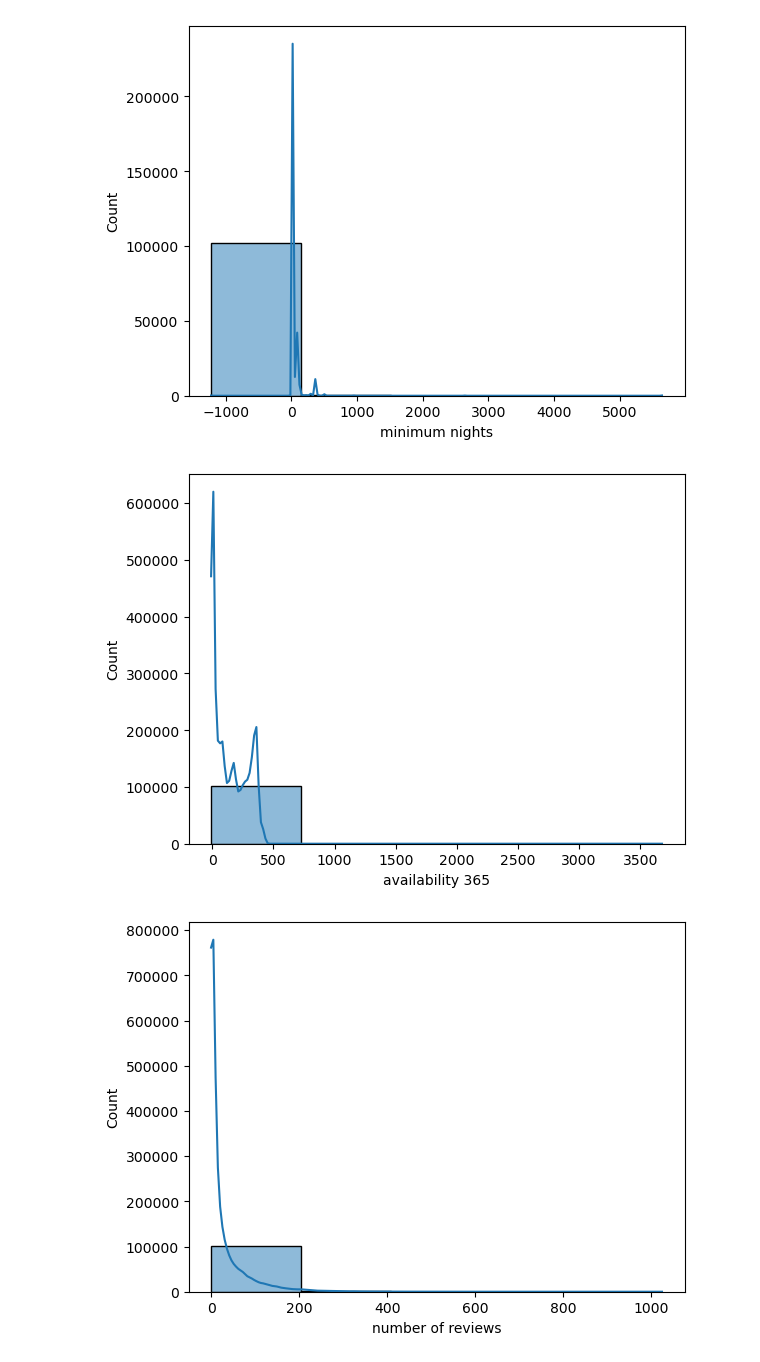
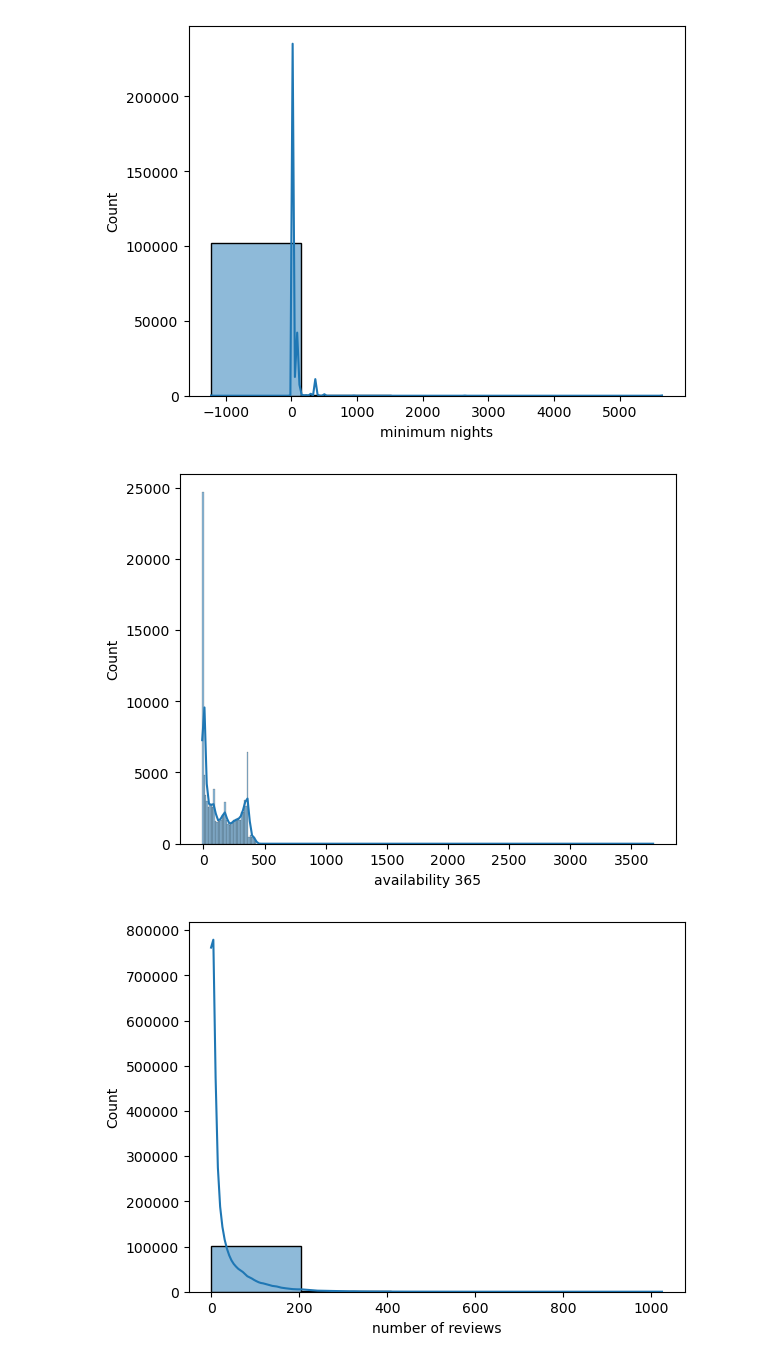
Before and after one commit to OscarFdz24/ProyectoEDA_Airbnb_Evolve, a Jupyter notebook: notebooks/Exploration.ipynb, the cells around one changed output. Cells and saved outputs as stored; diff of their text form; code cells hidden in the pictures.

```diff
--- a/notebooks/eda.ipynb
+++ b/notebooks/Exploration.ipynb
@@ -273,10 +293,10 @@ plt.show();
 [figure]
 # %%
 # Aqui realizamos un histograma de las columna "availability 365", donde también podemos ver gran cantidad de outliers
-sns.histplot(x=airbnb_df["availability 365"], bins=5, kde=True)
+sns.histplot(x=airbnb_df["availability 365"], kde=True)
 plt.show();
 # %% [output]
-[figure, old version]
+[figure, new version]
 # %%
 # Hacemos otro histograma para el analisis visual de la columna "number of reviews"
 sns.histplot(x=airbnb_df["number of reviews"], bins=5, kde=True)
```
Also changed, not shown: parts of 3 cells of this notebook.
